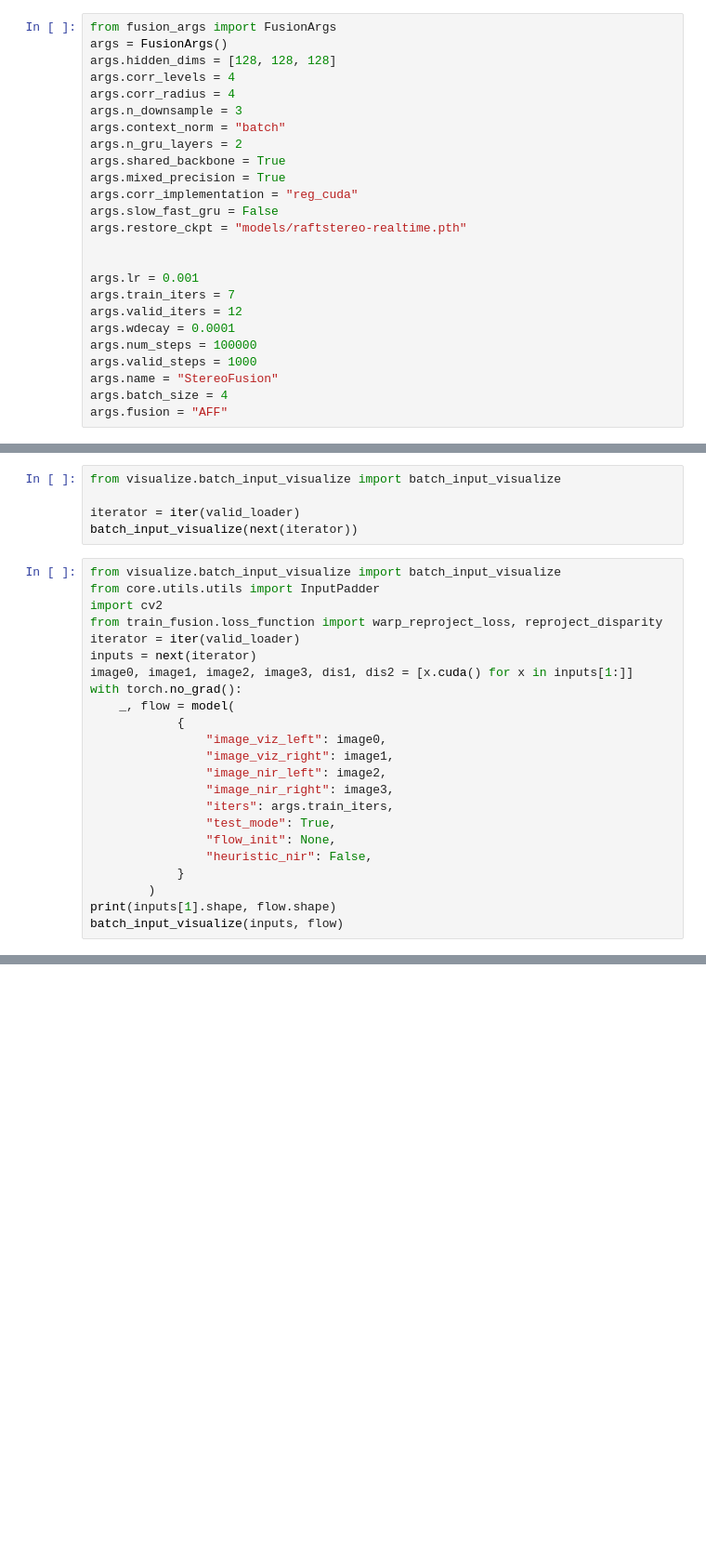
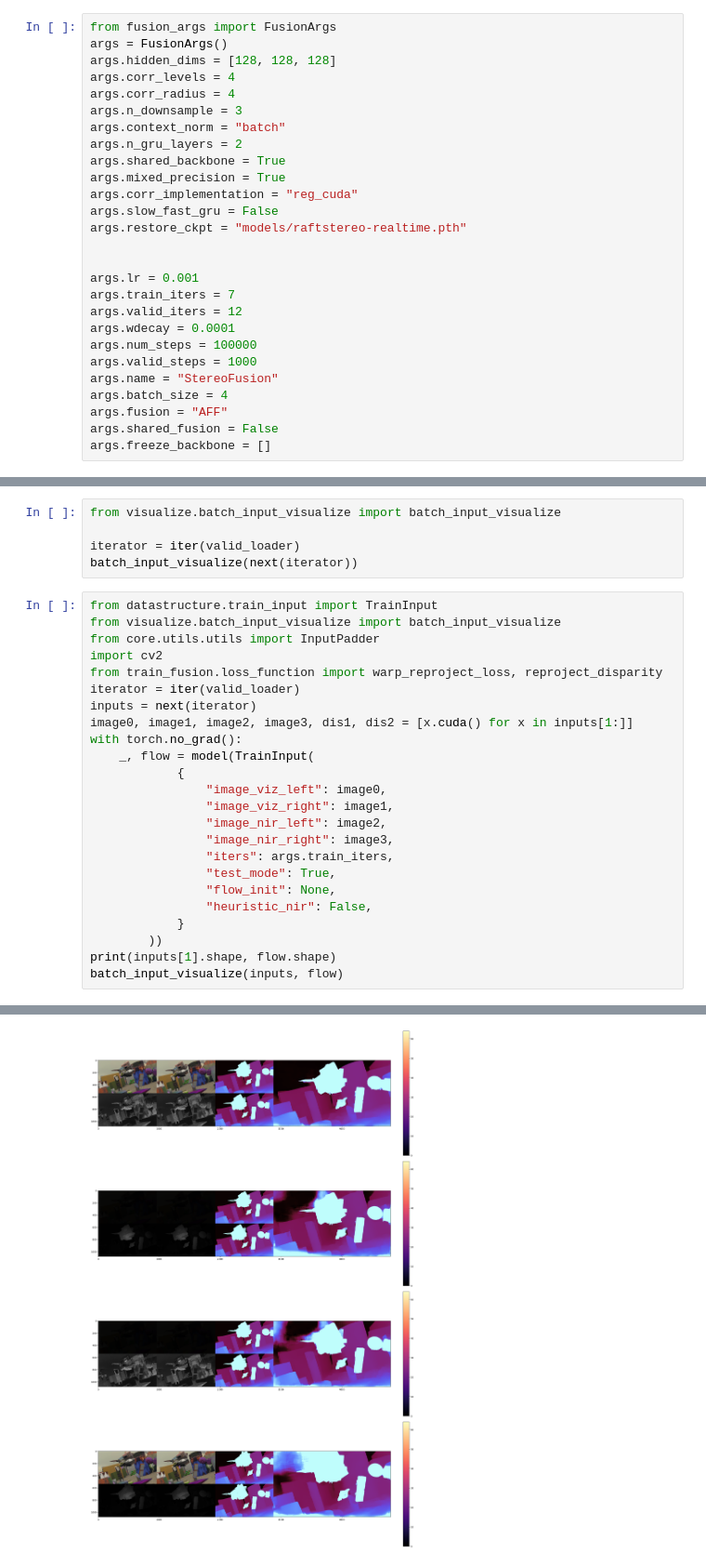
Before and after one commit to divisonofficer/RAFT-Stereo, a Jupyter notebook: fusion_train.ipynb, the cells around one changed output, grey strips where cells are left out. Shown at 93% size. Drawn from its saved outputs; the diff is of its cells as text; blank space fills up the shorter version.

```diff
--- a/fusion_train.ipynb
+++ b/fusion_train.ipynb
@@ -37,6 +37,8 @@ args.valid_steps = 1000
 args.name = "StereoFusion"
 args.batch_size = 4
 args.fusion = "AFF"
+args.shared_fusion = False
+args.freeze_backbone = []
 # %%
 dataset = StereoDataset("/bean/depth", gt_depth=True, flying3d_json=True)
 #dataset = StereoDataset("/bean/depth", real_data_json= True,flow3d_driving_json=False, gt_depth=False)
@@ -75,6 +95,7 @@ from visualize.batch_input_visualize import batch_input_visualize
 iterator = iter(valid_loader)
 batch_input_visualize(next(iterator))
 # %%
+from datastructure.train_input import TrainInput
 from visualize.batch_input_visualize import batch_input_visualize
 from core.utils.utils import InputPadder
 import cv2
@@ -83,7 +104,7 @@ iterator = iter(valid_loader)
 inputs = next(iterator)
 image0, image1, image2, image3, dis1, dis2 = [x.cuda() for x in inputs[1:]]
 with torch.no_grad():
-    _, flow = model(
+    _, flow = model(TrainInput(
             {
                 "image_viz_left": image0,
                 "image_viz_right": image1,
@@ -94,6 +115,7 @@ with torch.no_grad():
                 "flow_init": None,
                 "heuristic_nir": False,
             }
-        )
+        ))
 print(inputs[1].shape, flow.shape)
 batch_input_visualize(inputs, flow)
+# %% [output]
@@ -99,0 +127 @@ batch_input_visualize(inputs, flow)
+[figure, added]
```
Also changed, not shown: parts of 2 cells of this notebook, 3 other files.
